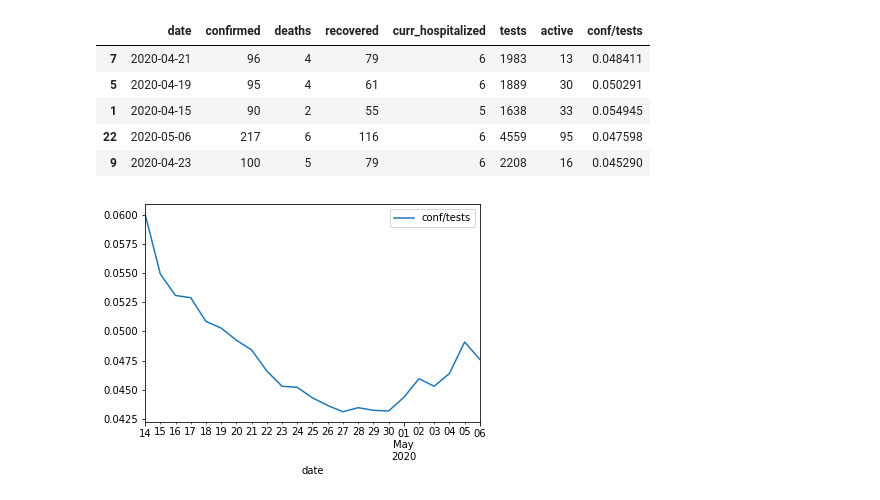
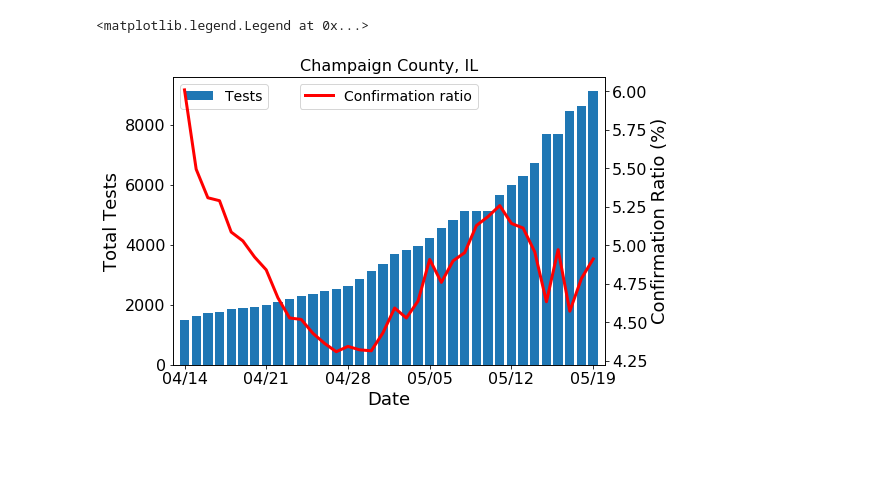
Before and after one commit to brunoricardi/covid19, a Jupyter notebook: basics/chambana_data.ipynb, the cells around one changed output. Saved outputs shown, nothing was run; the diff lists cells and outputs as text; code cells hidden in the pictures; blank space fills up the shorter version.

```diff
--- a/basics/chambana_data.ipynb
+++ b/basics/chambana_data.ipynb
@@ -59,15 +53,26 @@ ax = df.plot.bar(x='date',y=['tests'])
-# %%
-df['conf/tests'] = df['confirmed'] / df['tests']
-df.sample(5)
-# %% [output]
-|  | date | confirmed | deaths | recovered | curr_hospitalized | tests | active | conf/tests |
-| 7 | 2020-04-21 | 96 | 4 | 79 | 6 | 1983 | 13 | 0.048411 |
-| 5 | 2020-04-19 | 95 | 4 | 61 | 6 | 1889 | 30 | 0.050291 |
-| 1 | 2020-04-15 | 90 | 2 | 55 | 5 | 1638 | 33 | 0.054945 |
-| 22 | 2020-05-06 | 217 | 6 | 116 | 6 | 4559 | 95 | 0.047598 |
-| 9 | 2020-04-23 | 100 | 5 | 79 | 6 | 2208 | 16 | 0.045290 |
-# %%
-ax.clear()
-ax = df.plot(x='date',y=['conf/tests'])
-# %% [output]
-[figure, removed]
+# %%
+fig = plt.figure()
+ax = fig.add_axes([0,0,1,1])
+ax.bar(df['date'],df['tests'])
+
+ax.set_title('Champaign County, IL',fontsize=16)
+date_form = DateFormatter('%m/%d')
+ax.xaxis.set_major_formatter(date_form)
+ax.xaxis.set_major_locator(mdates.WeekdayLocator(interval=1))
+ax.set_xlabel('Date',fontsize=18)
+ax.set_ylabel('Total Tests',fontsize=18)
+ax.set_xlim(datetime.date(2020,4,13), datetime.date.today() + datetime.timedelta(days=1))
+plt.tick_params(labelsize=16)
+ax.legend(labels=['Tests'],fontsize=14, loc='upper left')
+
+df['conf/tests'] = df['confirmed'] / df['tests']
+ax2 = ax.twinx()
+ax2.plot(df['date'],100*df['conf/tests'], color='red', lw=3)
+ax2.xaxis.set_major_formatter(date_form)
+ax2.xaxis.set_major_locator(mdates.WeekdayLocator(interval=1))
+ax2.set_ylabel('Confirmation Ratio (%)',fontsize=18)
+plt.tick_params(labelsize=16)
+ax2.legend(labels=['Confirmation ratio'],fontsize=14,loc='upper center')
+# %% [output]
+<matplotlib.legend.Legend at 0x...>
+[figure, added]
```
Also changed, not shown: parts of 6 cells of this notebook.
